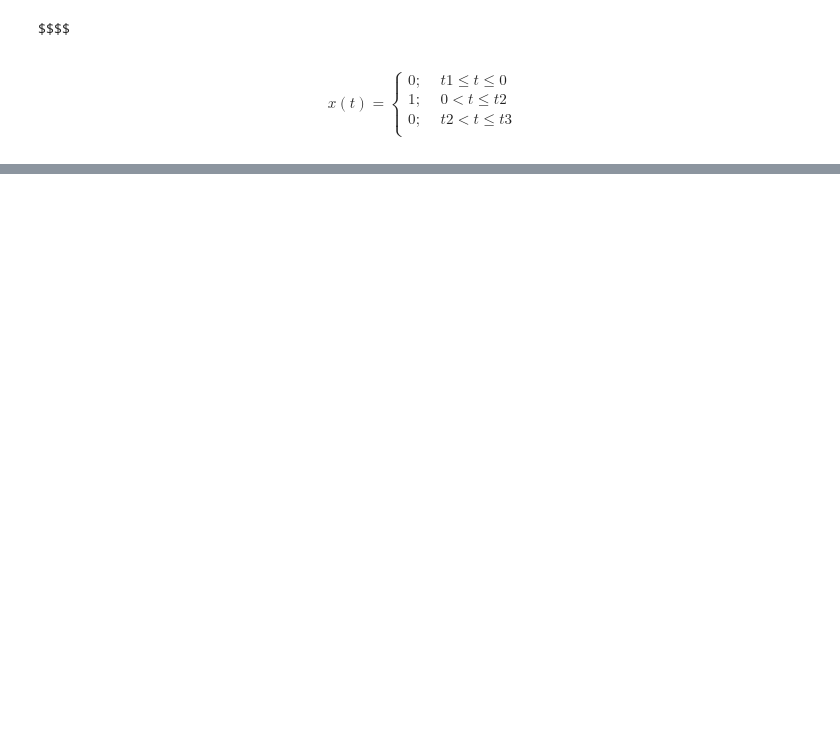
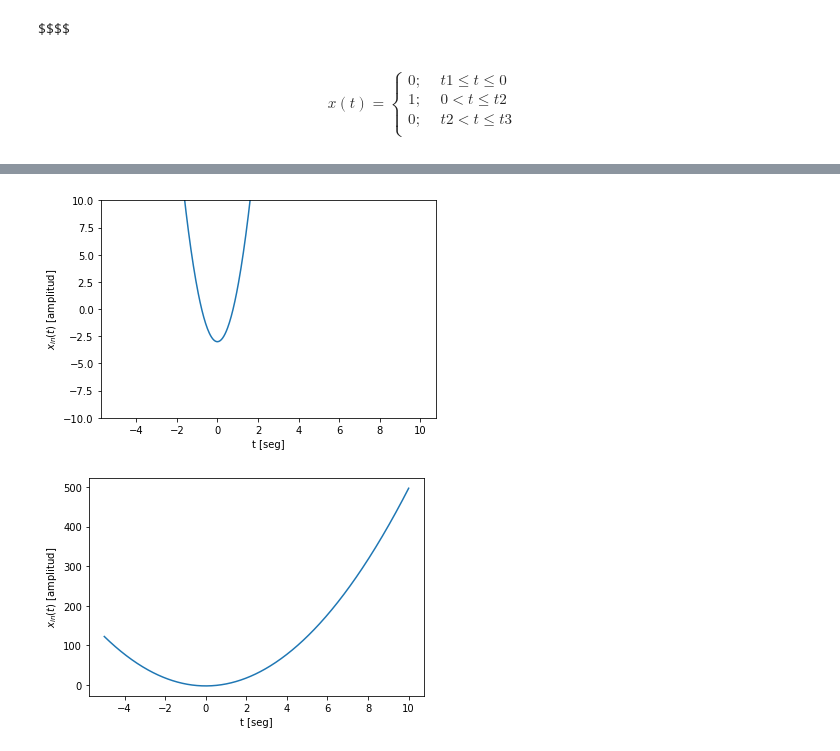
Before and after one commit to amalvarezme/SenalesSistemas, a Jupyter notebook: ejemploSep1.ipynb, the cells around one changed output, grey strips where cells are left out. Drawn from its saved outputs; the diff is of its cells as text; code cells hidden in the pictures; blank space fills up the shorter version.

```diff
--- a/ejemploSep1.ipynb
+++ b/ejemploSep1.ipynb
@@ -125,0 +149,22 @@ x[0:t2] = 1
+# %%
+ti = -5
+tf = 10
+N = 500
+t = np.linspace(ti,tf,N)
+a = 5
+b =-3
+xin = a*t**2 + b
+
+plt.plot(t,xin)
+plt.xlabel('t [seg]')
+plt.ylabel('$x_{in}(t)$ [amplitud]')
+plt.ylim([-10,10])
+plt.show()
+
+plt.plot(t,xin)
+plt.xlabel('t [seg]')
+plt.ylabel('$x_{in}(t)$ [amplitud]')
+plt.show()
+# %% [output]
+[figure, added]
+[figure, added]
```
Also changed, not shown: parts of 6 cells of this notebook.
